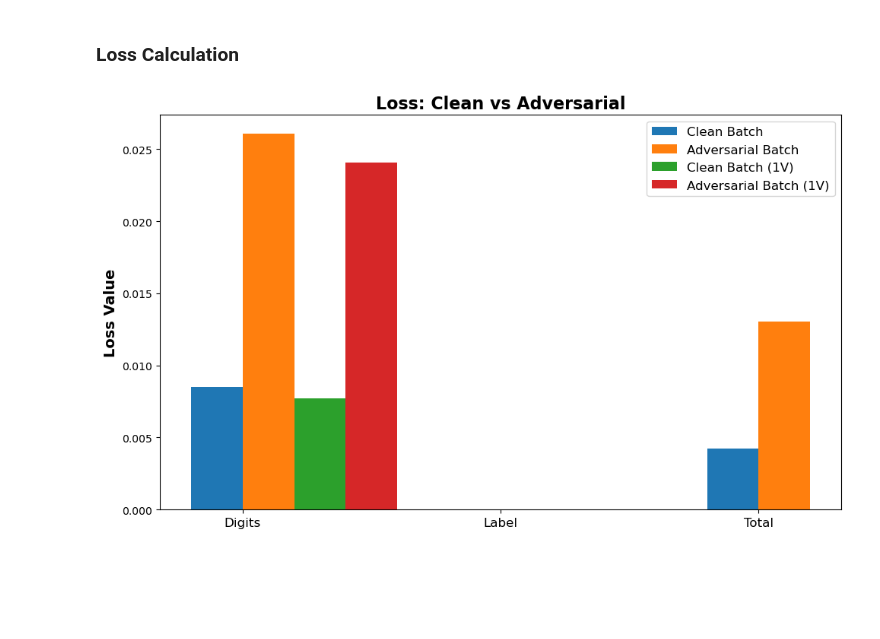
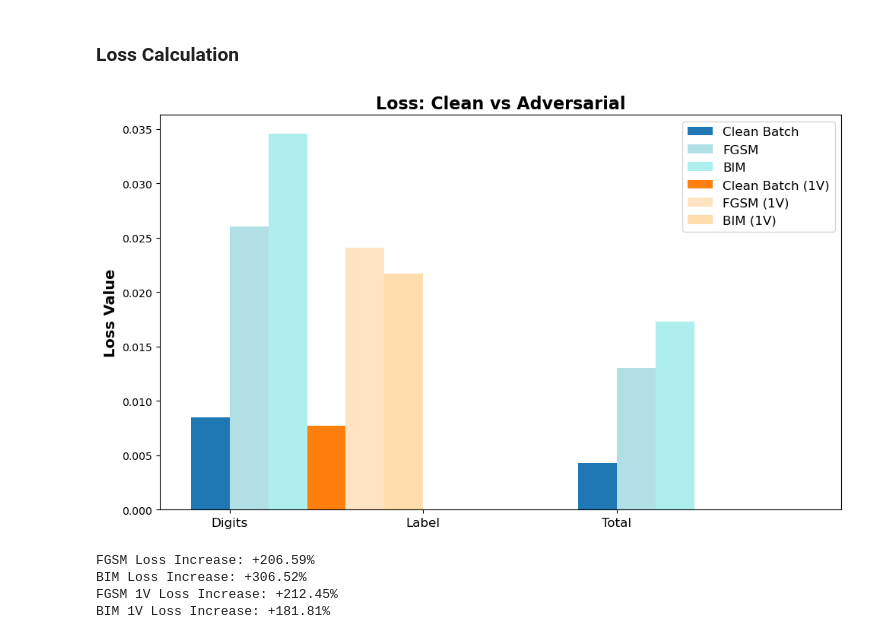
Before and after one commit to ClarysseArthur/VUB-MT-Development, a Jupyter notebook: Models/GenRKM-MNIST/Attack.ipynb, the cells around one changed output. Cells and saved outputs as stored; diff of their text form; code cells hidden in the pictures; blank space fills up the shorter version.

```diff
--- a/Models/GenRKM-MNIST/Attack.ipynb
+++ b/Models/GenRKM-MNIST/Attack.ipynb
@@ -155,3 +98,6 @@ Net3(
+# %%
+FGSM_1V = FGSM_1V(net1_1V, net3_1V, kPCA_1V, opt)
+FGSM_2V = FGSM_2V(net1, net2, net3, net4, kPCA_2V, opt)
 # %% [markdown]
 ## Attack
 ### Clean Reconstruction
@@ -170,7 +116,7 @@ with torch.no_grad():
     y_en = net2(datay)
     x_en_1V = net1_1V(datax)
 
-    _h, _ = kPCA(x_en, y_en)
+    _h, _ = kPCA_2V(x_en, y_en)
     _h_1V, _ = kPCA_1V(x_en_1V)
 
     U = torch.mm(x_en.t(), _h)
@@ -228,31 +198,46 @@ adv_total_loss = (adv_digit_loss.item() + adv_label_loss) / 2
 # %%
 # Loss values for the 1V model
 clean_digit_loss_1V = recon_loss(x_tilde_1V.view(B, -1), datax.view(B, -1))
-adv_digit_loss_1V = recon_loss(adv_x_tilde_1V.view(B, -1), datax.view(B, -1))
+fgsm_1V_loss = recon_loss(fgsm_1V_x_tilde.view(B, -1), datax.view(B, -1))
+bim_1V_loss = recon_loss(bim_1V_x_tilde.view(B, -1), datax.view(B, -1))
 # %%
 categories = ['Digits', 'Label', 'Total']
 clean_losses = [clean_digit_loss.item(), clean_label_loss.item(), clean_total_loss]
-adv_losses   = [adv_digit_loss.item(),   adv_label_loss.item(),   adv_total_loss]
+fgsm_losses   = [fgsm_adv_digit_loss.item(),   fgsm_adv_label_loss.item(),   fgsm_total_loss]
+bim_losses    = [bim_adv_digit_loss.item(),    bim_adv_label_loss.item(),    bim_total_loss]
+
+fgsm_1v_clean_losses = [clean_digit_loss_1V.item(), 0, 0]
+fgsm_1v_losses = [fgsm_1V_loss.item(), 0, 0]
+bim_1v_losses = [bim_1V_loss.item(), 0, 0]
 
 x = list(range(len(categories)))
 width = 0.2
 
 plt.figure(figsize=(10, 6))
 
 # Main bars for all categories
 plt.bar([i - width/2 for i in x], clean_losses, width=width, label='Clean Batch', color='tab:blue')
-plt.bar([i + width/2 for i in x], adv_losses,   width=width, label='Adversarial Batch', color='tab:orange')
+plt.bar([i + width/2 for i in x], fgsm_losses,   width=width, label='FGSM', color='powderblue')
+plt.bar([i + 1.5*width for i in x], bim_losses,   width=width, label='BIM', color='paleturquoise')
+plt.bar([i + 2.5*width for i in x], fgsm_1v_clean_losses, width=width, label='Clean Batch (1V)', color='tab:orange')
+plt.bar([i + 3.5*width for i in x], fgsm_1v_losses, width=width, label='FGSM (1V)', color='bisque')
+plt.bar([i + 4.5*width for i in x], bim_1v_losses, width=width, label='BIM (1V)', color='navajowhite')
 
-# Extra 1V bars only for the first category ("Digits")
-x_digits = x[0]
-plt.bar(x_digits + 1.5*width, clean_digit_loss_1V.item(), width=width, label='Clean Batch (1V)', color='tab:green')
-plt.bar(x_digits + 2.5*width, adv_digit_loss_1V.item(),   width=width, label='Adversarial Batch (1V)', color='tab:red')
 
 plt.xticks(x, categories, fontsize=12)
 plt.title('Loss: Clean vs Adversarial', fontsize=16, weight='bold')
 plt.ylabel('Loss Value', fontsize=14, weight='bold')
 plt.legend(fontsize=12)
 plt.tight_layout()
 plt.show()
+
+print(f'FGSM Loss Increase: +{((fgsm_total_loss - clean_total_loss) / clean_total_loss) * 100:.2f}%')
+print(f'BIM Loss Increase: +{((bim_total_loss - clean_total_loss) / clean_total_loss) * 100:.2f}%')
+print(f'FGSM 1V Loss Increase: +{((fgsm_1V_loss.item() - clean_digit_loss_1V.item()) / clean_digit_loss_1V.item()) * 100:.2f}%')
+print(f'BIM 1V Loss Increase: +{((bim_1V_loss.item() - clean_digit_loss_1V.item()) / clean_digit_loss_1V.item()) * 100:.2f}%')
 # %% [output]
-[figure, old version]
+[figure, new version]
+FGSM Loss Increase: +206.59%
+BIM Loss Increase: +306.52%
+FGSM 1V Loss Increase: +212.45%
+BIM 1V Loss Increase: +181.81%
```
Also changed, not shown: parts of 13 cells of this notebook, 23 other files.
